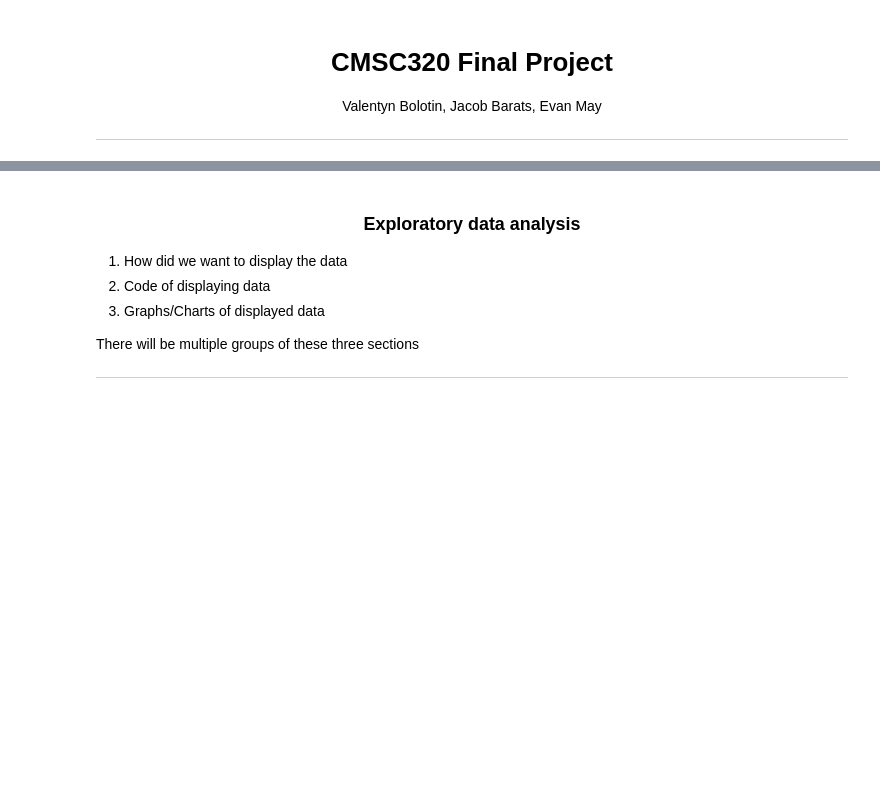
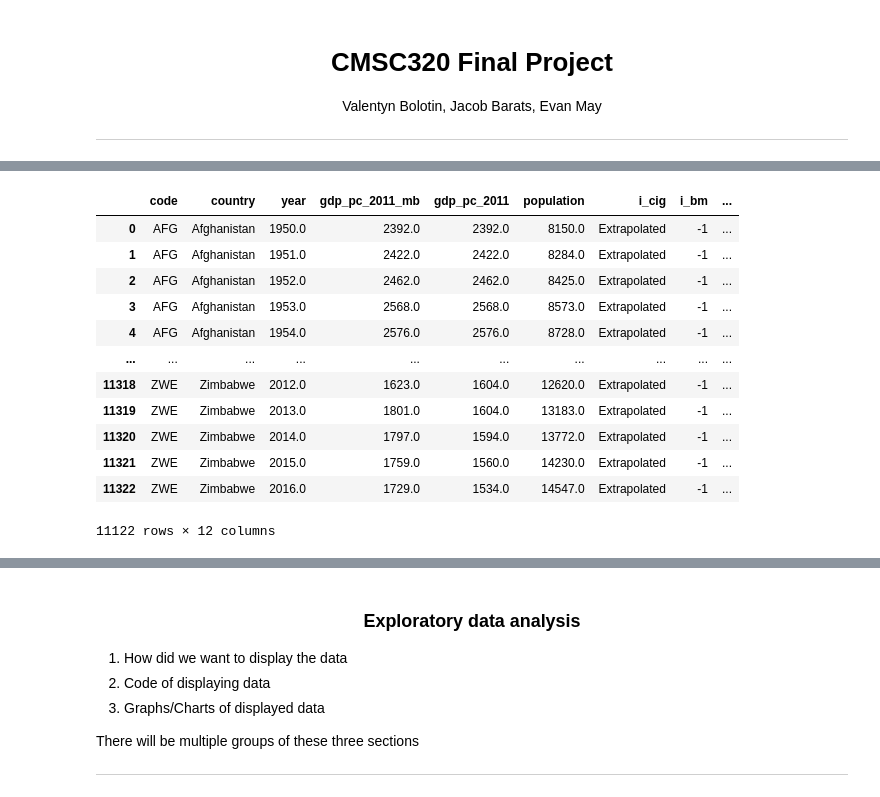
Before and after one commit to evanamay/CMSC320-Final-Project, a Jupyter notebook: tutorial.ipynb, the cells around one changed output, grey strips where cells are left out. Saved outputs shown, nothing was run; the diff lists cells and outputs as text; code cells hidden in the pictures; blank space fills up the shorter version.

```diff
--- a/tutorial.ipynb
+++ b/tutorial.ipynb
@@ -29,0 +211,8 @@
+# %%
+start_year = years_arr[high_delta_indicies[max_index][0]]
+end_year = start_year + high_delta_indicies[max_index][3]
+
+combined_df = combined_df[combined_df.year >= start_year]
+combined_df = combined_df[combined_df.year <= end_year]
+
+combined_df
@@ -29,0 +314,26 @@
+# %%
+##first going to see if there is a year after which population is recorded for
+##any country
+
+missing_codes = {}
+for code in codes_arr:
+  pop = combined_df[combined_df.code == code]
+  pop = pop[((pop.population < 0) | (pop.population_cpc < 0))]
+  ##print(pop[pop.population_cpc <= 0])
+  pop_arr = []
+  for i, row in pop.iterrows():
+    pop_arr.append(row.year)
+  missing_codes[code] = pop_arr
+
+missing_codes
+
+def code_comp (a):
+  return -len(missing_codes[a])
+
+def code_comp (a):
+      return -len(missing_codes[a])
+
+sorted_codes = sorted(codes_arr, key=code_comp)
+
+for code in sorted_codes:
+  print(code, ": ", len(missing_codes[code]))
@@ -29,0 +358,23 @@
+# %%
+rem_codes = []
+for code in sorted_codes:
+  if len(missing_codes[code]) == end_year - start_year:
+    rem_codes.append(code)
+
+combined_df = combined_df[~combined_df.code.isin(rem_codes)]
+hit_codes = pd.unique(combined_df.code).reshape(-1)
+combined_df
+# %% [output]
+|  | code | country | year | gdp_pc_2011_mb | gdp_pc_2011 | population | i_cig | i_bm | ... |
+| 0 | AFG | Afghanistan | 1950.0 | 2392.0 | 2392.0 | 8150.0 | Extrapolated | -1 | ... |
+| 1 | AFG | Afghanistan | 1951.0 | 2422.0 | 2422.0 | 8284.0 | Extrapolated | -1 | ... |
+| 2 | AFG | Afghanistan | 1952.0 | 2462.0 | 2462.0 | 8425.0 | Extrapolated | -1 | ... |
+| 3 | AFG | Afghanistan | 1953.0 | 2568.0 | 2568.0 | 8573.0 | Extrapolated | -1 | ... |
+| 4 | AFG | Afghanistan | 1954.0 | 2576.0 | 2576.0 | 8728.0 | Extrapolated | -1 | ... |
+| ... | ... | ... | ... | ... | ... | ... | ... | ... | ... |
+| 11318 | ZWE | Zimbabwe | 2012.0 | 1623.0 | 1604.0 | 12620.0 | Extrapolated | -1 | ... |
+| 11319 | ZWE | Zimbabwe | 2013.0 | 1801.0 | 1604.0 | 13183.0 | Extrapolated | -1 | ... |
+| 11320 | ZWE | Zimbabwe | 2014.0 | 1797.0 | 1594.0 | 13772.0 | Extrapolated | -1 | ... |
+| 11321 | ZWE | Zimbabwe | 2015.0 | 1759.0 | 1560.0 | 14230.0 | Extrapolated | -1 | ... |
+| 11322 | ZWE | Zimbabwe | 2016.0 | 1729.0 | 1534.0 | 14547.0 | Extrapolated | -1 | ... |
+11122 rows × 12 columns
```
Also changed, not shown: parts of 36 cells of this notebook, 8 other files.
